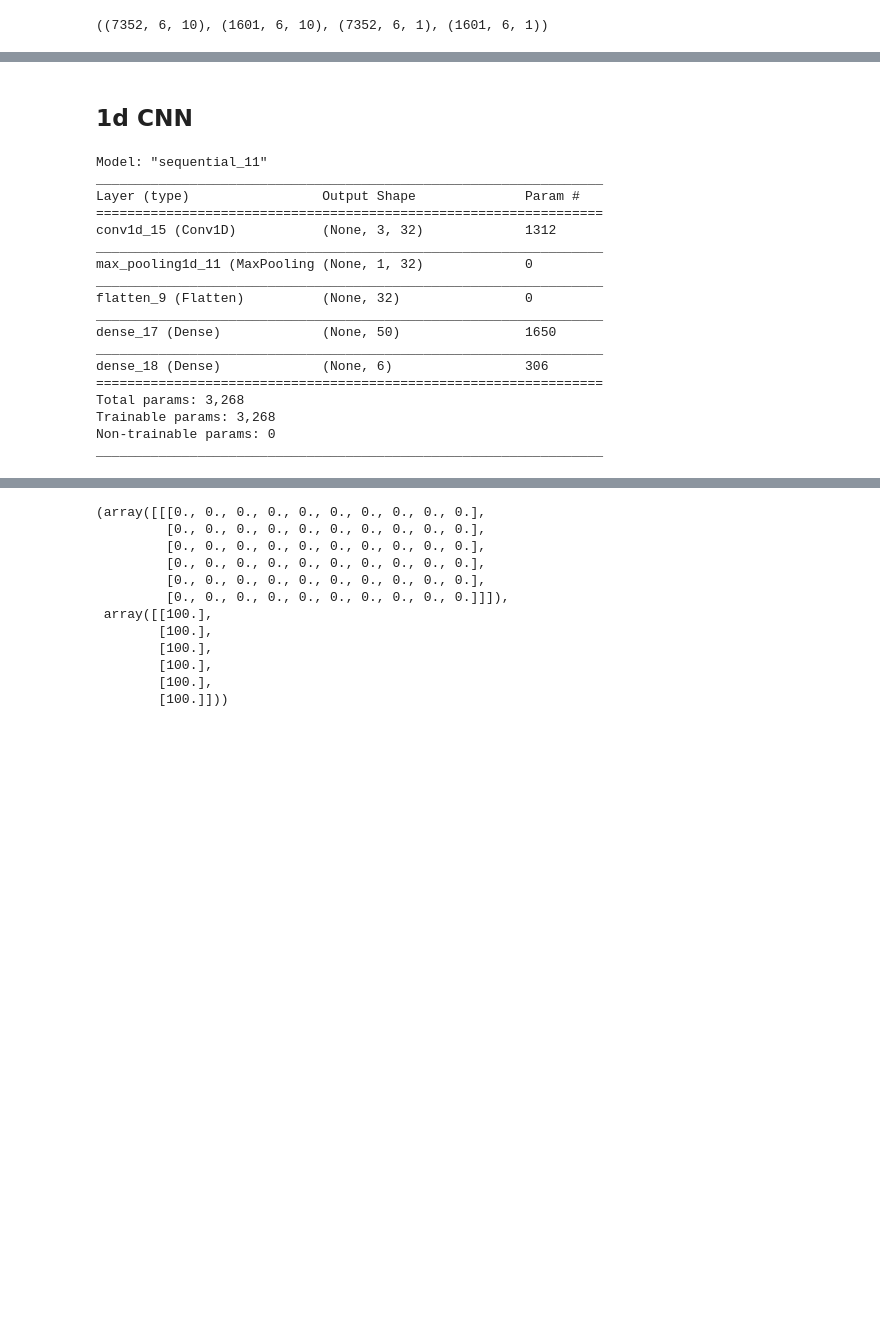
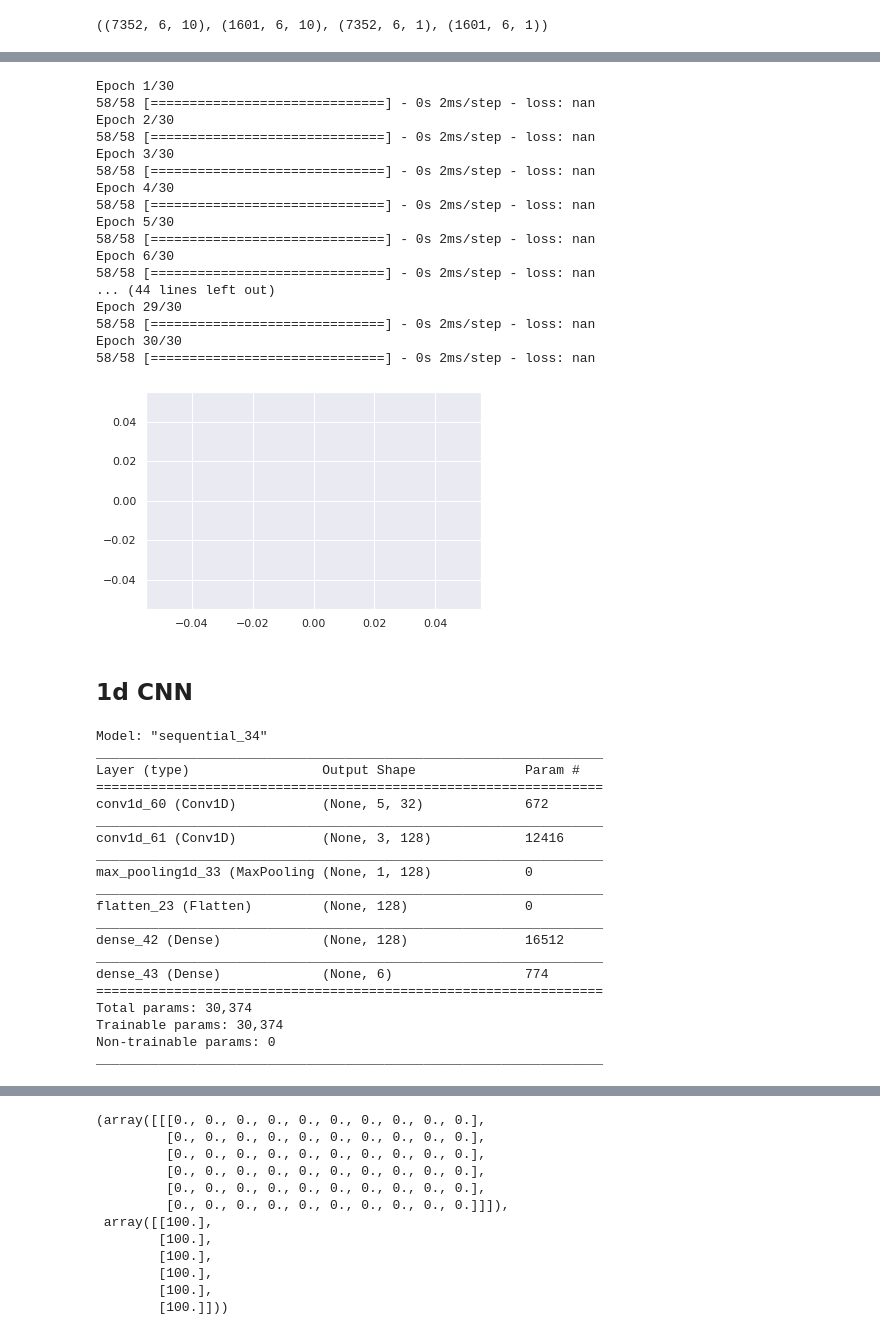
Before and after one commit to aicoe-aiops/ceph_drive_failure, a Jupyter notebook: notebooks/experimental/multivar_forecast_smart_metrics.ipynb, the cells around one changed output, grey strips where cells are left out. Cells and saved outputs as stored; diff of their text form; code cells hidden in the pictures; blank space fills up the shorter version.

```diff
--- a/notebooks/experimental/multivar_forecast_smart_metrics.ipynb
+++ b/notebooks/experimental/multivar_forecast_smart_metrics.ipynb
@@ -149,0 +157,8 @@ for now normalize along timesteps (i.e. all 100's should become all 0's)
+# %%
+# define model
+model = Sequential()
+model.add(Dense(128, input_dim=NDAYS_DATA*len(X_COLS), activation='relu'))
+model.add(Dense(64, activation='relu'))
+model.add(Dense(NDAYS_TO_PREDICT))
+model.compile(optimizer='adam', loss='mse')
+model.summary()
@@ -150,46 +182,80 @@ for now normalize along timesteps (i.e. all 100's should become all 0's)
+# %%
+scaler = StandardScaler().fit(Xtrain)
+# %%
+# fit network
+history = model.fit(
+    scaler.transform(Xtrain), ytrain,
+    epochs=30,
+    batch_size=128,
+    verbose=True,
+)
+plt.plot(history.history['loss'])
+plt.show()
+# %% [output]
+Epoch 1/30
+58/58 [==============================] - 0s 2ms/step - loss: nan
+Epoch 2/30
+58/58 [==============================] - 0s 2ms/step - loss: nan
+Epoch 3/30
+58/58 [==============================] - 0s 2ms/step - loss: nan
+Epoch 4/30
+58/58 [==============================] - 0s 2ms/step - loss: nan
+Epoch 5/30
+58/58 [==============================] - 0s 2ms/step - loss: nan
+Epoch 6/30
+58/58 [==============================] - 0s 2ms/step - loss: nan
+... (44 lines left out)
+Epoch 29/30
+58/58 [==============================] - 0s 2ms/step - loss: nan
+Epoch 30/30
+58/58 [==============================] - 0s 2ms/step - loss: nan
+[figure, added]
 # %% [markdown]
 ## 1d CNN
 # %%
 # define model
-
-# input_norm_layer = Normalization()
-# input_norm_layer.adapt(X)
-
-# output_norm_layer = Normalization()
-# output_norm_layer.adapt(y)
 
 model = Sequential()
 model.add(
     Conv1D(
         filters=32,
-        kernel_size=4,
+        kernel_size=2,
         activation='relu',
         input_shape=(NDAYS_DATA, len(X_COLS)),
     )
 )
+model.add(
+    Conv1D(
+        filters=128,
+        kernel_size=3,
+        activation='relu',
+    )
+)
 model.add(MaxPooling1D(pool_size=2))
 model.add(Flatten())
-model.add(Dense(50, activation='relu'))
+model.add(Dense(128, activation='relu'))
 model.add(Dense(NDAYS_TO_PREDICT))
 model.compile(optimizer='adam', loss='mse')
 model.summary()
 # %% [output]
-Model: "sequential_11"
+Model: "sequential_34"
 _________________________________________________________________
 Layer (type)                 Output Shape              Param #
 =================================================================
-conv1d_15 (Conv1D)           (None, 3, 32)             1312
+conv1d_60 (Conv1D)           (None, 5, 32)             672
 _________________________________________________________________
-max_pooling1d_11 (MaxPooling (None, 1, 32)             0
+conv1d_61 (Conv1D)           (None, 3, 128)            12416
 _________________________________________________________________
-flatten_9 (Flatten)          (None, 32)                0
+max_pooling1d_33 (MaxPooling (None, 1, 128)            0
 _________________________________________________________________
-dense_17 (Dense)             (None, 50)                1650
+flatten_23 (Flatten)         (None, 128)               0
 _________________________________________________________________
-dense_18 (Dense)             (None, 6)                 306
+dense_42 (Dense)             (None, 128)               16512
+_________________________________________________________________
+dense_43 (Dense)             (None, 6)                 774
 =================================================================
-Total params: 3,268
-Trainable params: 3,268
+Total params: 30,374
+Trainable params: 30,374
 Non-trainable params: 0
 _________________________________________________________________
 # %%
```
Also changed, not shown: parts of 17 cells of this notebook.
